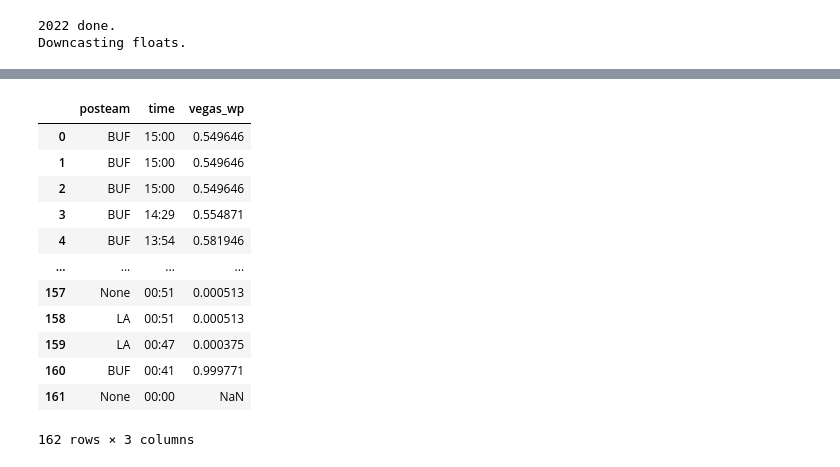
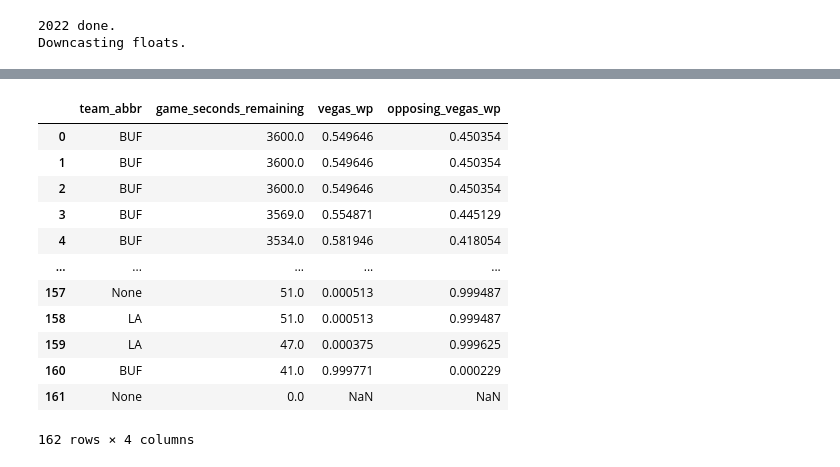
Before and after one commit to tbryan2/NFL-Win-Probability-Chart, a Jupyter notebook: NFL-Win-Probability-Visualization.ipynb, the cells around one changed output, grey strips where cells are left out. Saved outputs shown, nothing was run; the diff lists cells and outputs as text; code cells hidden in the pictures.

Commit message:
How do I get W prob. for the entire time?

```diff
--- a/NFL-Win-Probability-Visualization.ipynb
+++ b/NFL-Win-Probability-Visualization.ipynb
@@ -42,22 +59,28 @@ Downcasting floats.
 # %%
 # Filter down to a single game (Week 1: Rams vs. Bills)
 pbp_df = pbp_df[pbp_df['game_id'] == '2022_01_BUF_LA']
 
 # Select only the necessary columns
-pbp_df = pbp_df[['posteam', 'time', 'vegas_wp']]
+pbp_df = pbp_df[['posteam', 'game_seconds_remaining', 'vegas_wp']]
+
+# Rename posteam to team_abbr
+pbp_df = pbp_df.rename(columns={'posteam' : 'team_abbr'})
+
+# Create opposing team W % column
+pbp_df['opposing_vegas_wp'] = 1 - pbp_df['vegas_wp']
 
 pbp_df
 # %% [output]
-|  | posteam | time | vegas_wp |
-| 0 | BUF | 15:00 | 0.549646 |
-| 1 | BUF | 15:00 | 0.549646 |
-| 2 | BUF | 15:00 | 0.549646 |
-| 3 | BUF | 14:29 | 0.554871 |
-| 4 | BUF | 13:54 | 0.581946 |
-| ... | ... | ... | ... |
-| 157 | None | 00:51 | 0.000513 |
-| 158 | LA | 00:51 | 0.000513 |
-| 159 | LA | 00:47 | 0.000375 |
-| 160 | BUF | 00:41 | 0.999771 |
-| 161 | None | 00:00 | NaN |
+|  | team_abbr | game_seconds_remaining | vegas_wp | opposing_vegas_wp |
+| 0 | BUF | 3600.0 | 0.549646 | 0.450354 |
+| 1 | BUF | 3600.0 | 0.549646 | 0.450354 |
+| 2 | BUF | 3600.0 | 0.549646 | 0.450354 |
+| 3 | BUF | 3569.0 | 0.554871 | 0.445129 |
+| 4 | BUF | 3534.0 | 0.581946 | 0.418054 |
+| ... | ... | ... | ... | ... |
+| 157 | None | 51.0 | 0.000513 | 0.999487 |
+| 158 | LA | 51.0 | 0.000513 | 0.999487 |
+| 159 | LA | 47.0 | 0.000375 | 0.999625 |
+| 160 | BUF | 41.0 | 0.999771 | 0.000229 |
+| 161 | None | 0.0 | NaN | NaN |
-162 rows × 3 columns
+162 rows × 4 columns
```
Also changed, not shown: parts of 4 cells of this notebook.
